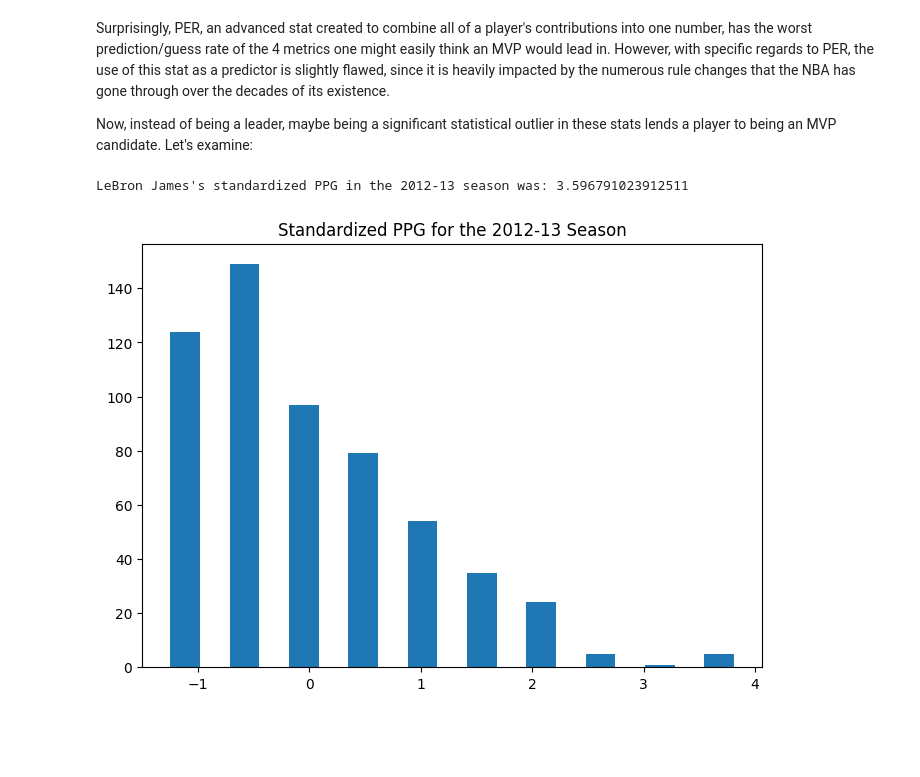
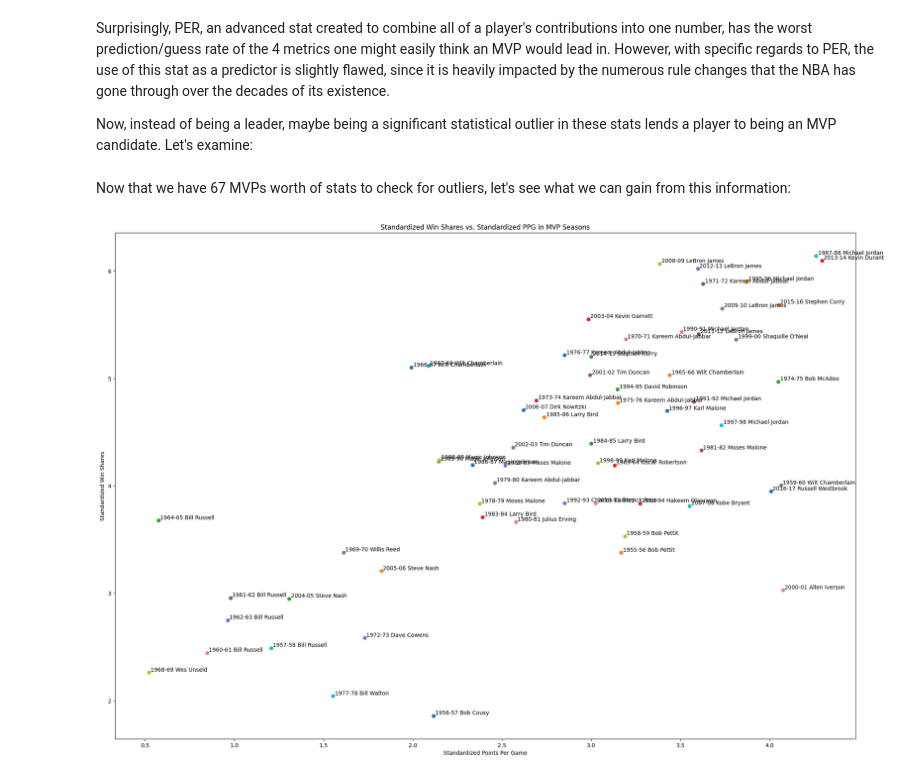
Before and after one commit to sash-wat/cmsc320final, a Jupyter notebook: project.ipynb, the cells around one changed output. Saved outputs shown, nothing was run; the diff lists cells and outputs as text; code cells hidden in the pictures; blank space fills up the shorter version.

```diff
--- a/project.ipynb
+++ b/project.ipynb
@@ -237,7 +239,7 @@ Surprisingly, PER, an advanced stat created to combine all of a player's contrib
 
 Now, instead of being a leader, maybe being a significant statistical outlier in these stats lends a player to being an MVP candidate. Let's examine:
 # %%
-plt.rcParams["figure.figsize"] = (8, 5.5)
+#plt.rcParams["figure.figsize"] = (8, 5.5)
 def grapher(stat, year):
     mvp = mvpframe[mvpframe['Season'] == year]['Player'].max()
     year_stat = seasons_df[seasons_df['Year'] == year]
@@ -245,14 +247,38 @@ def grapher(stat, year):
     stdstat = np.std(year_stat[stat])
     standardized = [(i - meanstat)/stdstat for i in year_stat[stat]]
     mvp_stat = year_stat.loc[year_stat['Player'] == mvp]
-    print(mvp + "'s standardized " + str(stat) + " in the " + str(year) + " season was: " + str(((mvp_stat[stat]-meanstat)/stdstat).max()))
-    plt.hist(standardized, rwidth=0.5)
-    plt.title('Standardized ' + str(stat) + ' for the ' + str(year) + " Season")
-    plt.show()
-
-
-
-grapher('PPG', '2012-13')
+    #print(mvp + "'s standardized " + str(stat) + " in the " + str(year) + " season was: " + str(((mvp_stat[stat]-meanstat)/stdstat).max()))
+    #plt.hist(standardized, rwidth=0.5)
+    #plt.title('Standardized ' + str(stat) + ' for the ' + str(year) + " Season")
+    #plt.show()
+    return ((mvp_stat[stat]-meanstat)/stdstat).max()
-# %% [output]
-LeBron James's standardized PPG in the 2012-13 season was: 3.596791023912511
-[figure, removed]
+# %%
+stats = ['PPG', 'VORP', 'PER', 'WS']
+mvp_dict = {}
+for index, row in mvpframe.iterrows():
+    if index >= 5:
+        tmp = []
+        for s in stats:
+            tmp.append(grapher(s, row['Season']))
+        mvp_dict[row['Season'] + " " + row['Player']] = tmp
+# %% [markdown]
+Now that we have 67 MVPs worth of stats to check for outliers, let's see what we can gain from this information:
+# %%
+ppg = []
+vorp = []
+per = []
+ws = []
+for e in mvp_dict:
+    #ppg.append(mvp_dict[e][0])
+    #vorp.append(mvp_dict[e][1])
+    #per.append(mvp_dict[e][2])
+    #ws.append(mvp_dict[e][3])
+    plt.scatter(mvp_dict[e][0], mvp_dict[e][3])
+    plt.text(mvp_dict[e][0]+0.01, mvp_dict[e][3]+0.01, e)
+
+plt.title('Standardized Win Shares vs. Standardized PPG in MVP Seasons')
+plt.ylabel('Standardized Win Shares')
+plt.xlabel('Standardized Points Per Game')
+plt.show()
+# %% [output]
+[figure, added]
```
Also changed, not shown: parts of 5 cells of this notebook, 1 other file.
